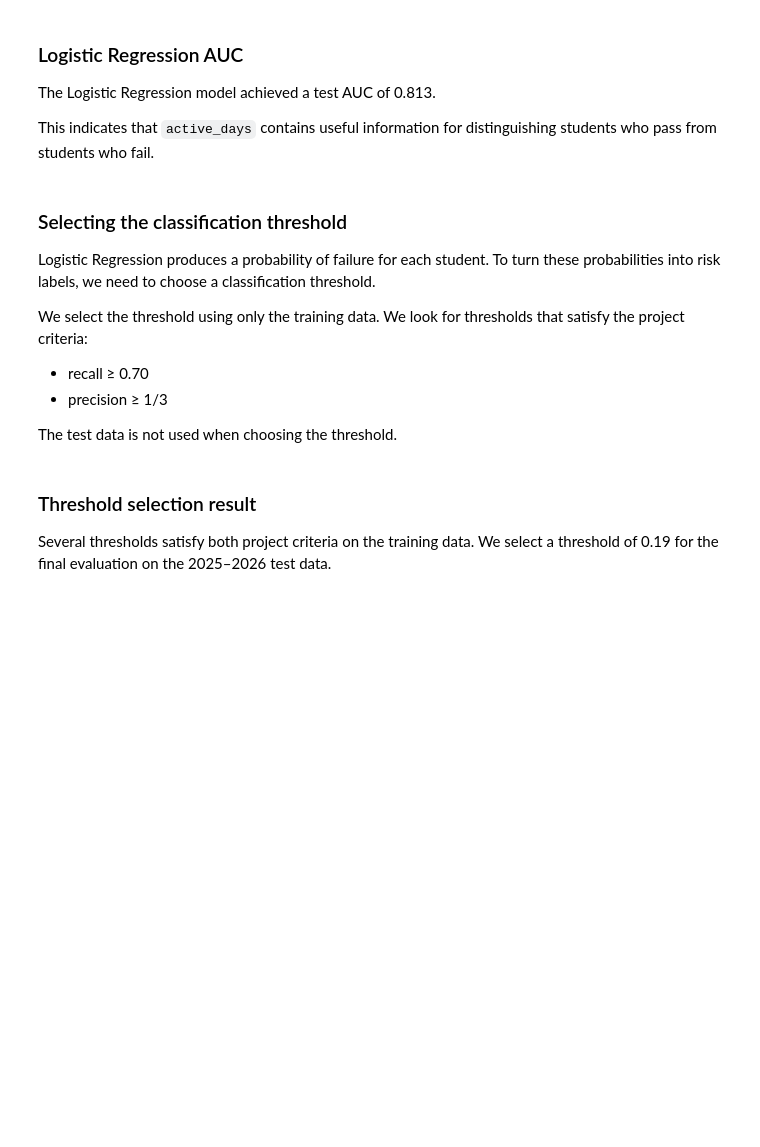
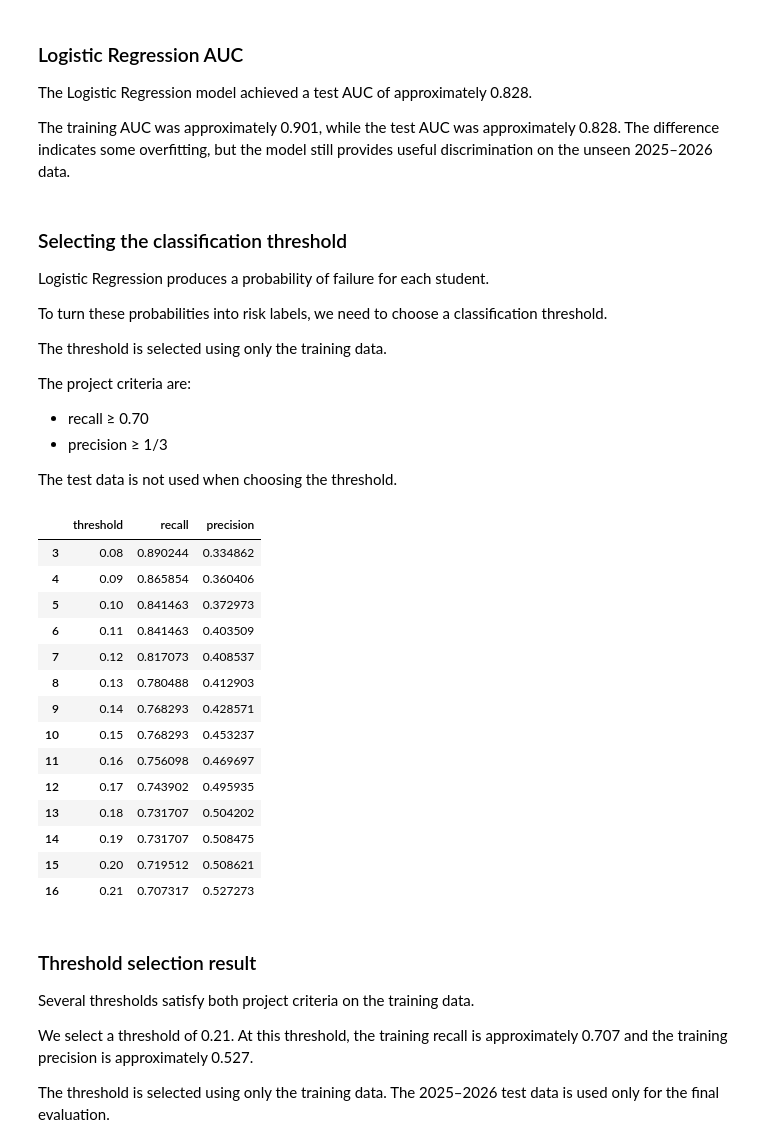
Before and after one commit to anderhinn/Project-F1-Moodle_Activity, a Jupyter notebook: hw10/03_models_ander.ipynb, the cells around one changed output. Drawn from its saved outputs; the diff is of its cells as text; code cells hidden in the pictures; blank space fills up the shorter version.

```diff
--- a/hw10/03_models_ander.ipynb
+++ b/hw10/03_models_ander.ipynb
@@ -63,6 +66,11 @@ To test whether the model generalizes to newer academic years, the split is base
 # %%
-train = data[data["year"].isin([2019, 2021, 2022, 2023, 2024])].copy()
-test = data[data["year"].isin([2025, 2026])].copy()
+train = data[
+    data["year"].isin([2019, 2021, 2022, 2023, 2024])
+].copy()
+
+test = data[
+    data["year"].isin([2025, 2026])
+].copy()
 
 print("Train:", train.shape)
 print("Test:", test.shape)
@@ -211,45 +275,83 @@ Test AUC: 0.8131054131054131
 # %% [markdown]
 ### Logistic Regression AUC
 
-The Logistic Regression model achieved a test AUC of 0.813.
+The Logistic Regression model achieved a test AUC of approximately 0.828.
 
-This indicates that `active_days` contains useful information for distinguishing students who pass from students who fail.
+The training AUC was approximately 0.901, while the test AUC was approximately 0.828. The difference indicates some overfitting, but the model still provides useful discrimination on the unseen 2025–2026 data.
 # %% [markdown]
 ### Selecting the classification threshold
 
-Logistic Regression produces a probability of failure for each student. To turn these probabilities into risk labels, we need to choose a classification threshold.
+Logistic Regression produces a probability of failure for each student.
 
-We select the threshold using only the training data. We look for thresholds that satisfy the project criteria:
+To turn these probabilities into risk labels, we need to choose a classification threshold.
+
+The threshold is selected using only the training data.
+
+The project criteria are:
 
 - recall ≥ 0.70
 - precision ≥ 1/3
 
 The test data is not used when choosing the threshold.
 # %%
-threshold_results = []
+logistic_threshold_results = []
 
 for threshold in np.arange(0.05, 0.96, 0.01):
-    y_pred = (train_prob >= threshold).astype(int)
 
-    recall = recall_score(y_train, y_pred, zero_division=0)
-    precision = precision_score(y_train, y_pred, zero_division=0)
+    y_pred = (
+        train_prob_logistic >= threshold
+    ).astype(int)
 
-    threshold_results.append({
+    recall = recall_score(
+        y_train,
+        y_pred,
+        zero_division=0
+    )
+
+    precision = precision_score(
+        y_train,
+        y_pred,
+        zero_division=0
+    )
+
+    logistic_threshold_results.append({
         "threshold": threshold,
         "recall": recall,
         "precision": precision
     })
 
-logreg_thresholds = pd.DataFrame(threshold_results)
+logistic_thresholds = pd.DataFrame(
+    logistic_threshold_results
+)
 
 display(
-    logreg_thresholds[
-        (logreg_thresholds["recall"] >= 0.70) &
-        (logreg_thresholds["precision"] >= 1/3)
+    logistic_thresholds[
+        (logistic_thresholds["recall"] >= 0.70) &
+        (logistic_thresholds["precision"] >= 1/3)
     ]
 )
+# %% [output]
+|  | threshold | recall | precision |
+| 3 | 0.08 | 0.890244 | 0.334862 |
+| 4 | 0.09 | 0.865854 | 0.360406 |
+| 5 | 0.10 | 0.841463 | 0.372973 |
+| 6 | 0.11 | 0.841463 | 0.403509 |
+| 7 | 0.12 | 0.817073 | 0.408537 |
+| 8 | 0.13 | 0.780488 | 0.412903 |
+| 9 | 0.14 | 0.768293 | 0.428571 |
+| 10 | 0.15 | 0.768293 | 0.453237 |
+| 11 | 0.16 | 0.756098 | 0.469697 |
+| 12 | 0.17 | 0.743902 | 0.495935 |
+| 13 | 0.18 | 0.731707 | 0.504202 |
+| 14 | 0.19 | 0.731707 | 0.508475 |
+| 15 | 0.20 | 0.719512 | 0.508621 |
+| 16 | 0.21 | 0.707317 | 0.527273 |
 # %% [markdown]
 ### Threshold selection result
 
-Several thresholds satisfy both project criteria on the training data. We select a threshold of 0.19 for the final evaluation on the 2025–2026 test data.
+Several thresholds satisfy both project criteria on the training data.
+
+We select a threshold of 0.21. At this threshold, the training recall is approximately 0.707 and the training precision is approximately 0.527.
+
+The threshold is selected using only the training data. The 2025–2026 test data is used only for the final evaluation.
 # %%
```
Also changed, not shown: parts of 33 cells of this notebook.
